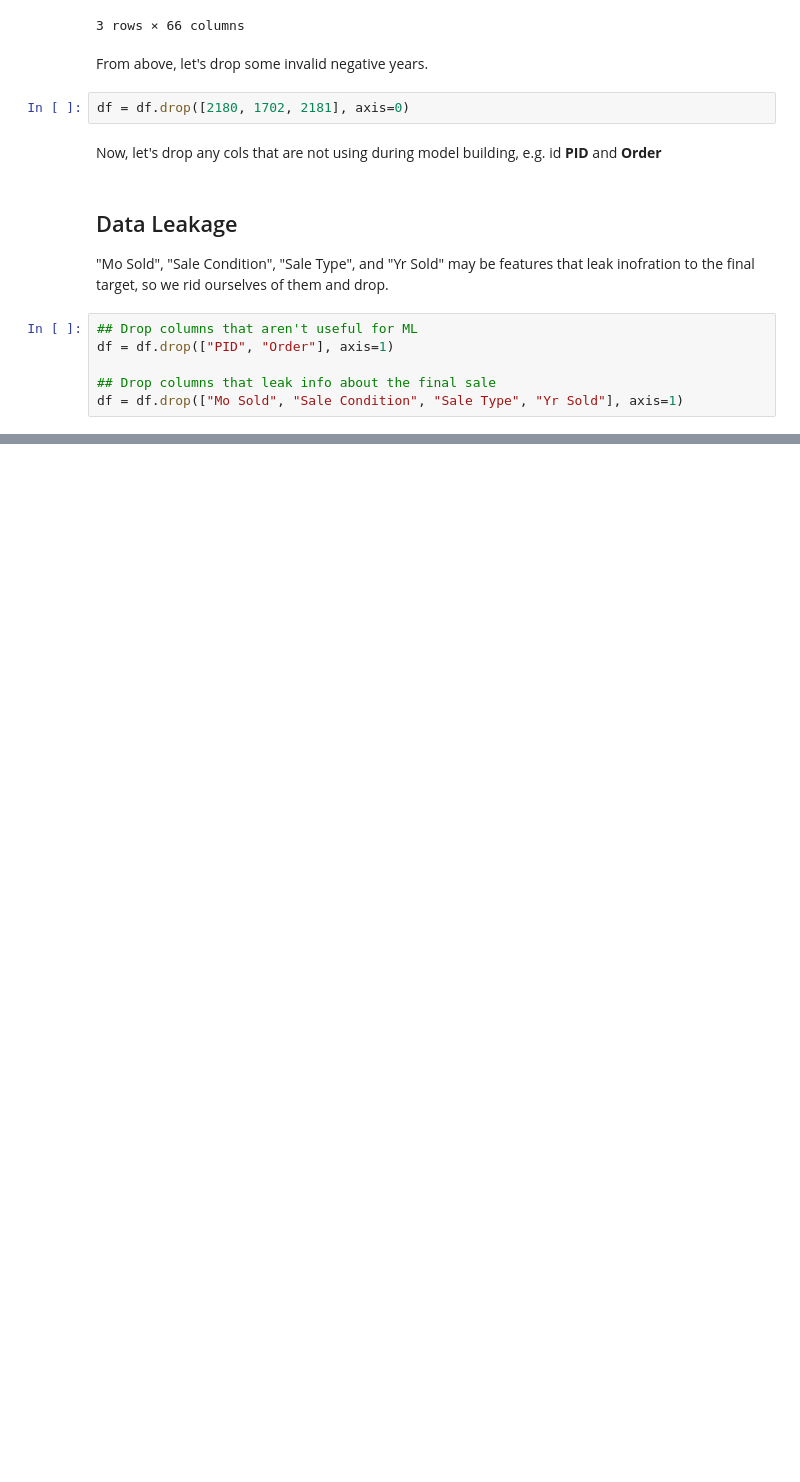
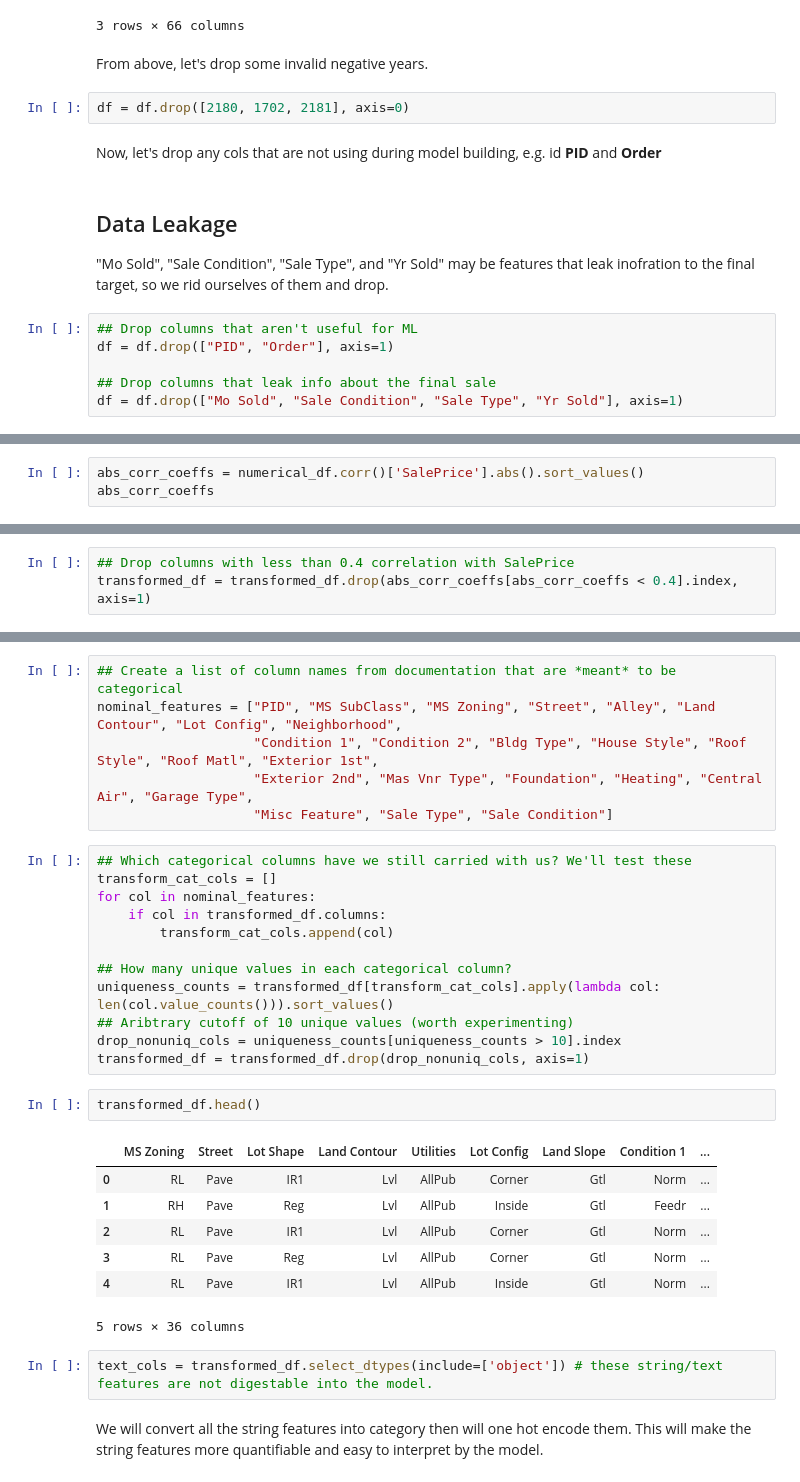
Before and after one commit to khoin-byte/dataquest-guided-projects, a Jupyter notebook: Predicting_house_Sale_Prices/Basics.ipynb, the cells around one changed output, grey strips where cells are left out. Cells and saved outputs as stored; diff of their text form; blank space fills up the shorter version.

Commit message:
completed house prediction guided proj

```diff
--- a/Predicting_house_Sale_Prices/Basics.ipynb
+++ b/Predicting_house_Sale_Prices/Basics.ipynb
@@ -259,0 +344,3 @@ df = df.drop(["Mo Sold", "Sale Condition", "Sale Type", "Yr Sold"], axis=1)
+# %%
+abs_corr_coeffs = numerical_df.corr()['SalePrice'].abs().sort_values()
+abs_corr_coeffs
@@ -259,0 +384,3 @@ df = df.drop(["Mo Sold", "Sale Condition", "Sale Type", "Yr Sold"], axis=1)
+# %%
+## Drop columns with less than 0.4 correlation with SalePrice
+transformed_df = transformed_df.drop(abs_corr_coeffs[abs_corr_coeffs < 0.4].index, axis=1)
@@ -259,0 +391,32 @@ df = df.drop(["Mo Sold", "Sale Condition", "Sale Type", "Yr Sold"], axis=1)
+# %%
+## Create a list of column names from documentation that are *meant* to be categorical
+nominal_features = ["PID", "MS SubClass", "MS Zoning", "Street", "Alley", "Land Contour", "Lot Config", "Neighborhood",
+                    "Condition 1", "Condition 2", "Bldg Type", "House Style", "Roof Style", "Roof Matl", "Exterior 1st",
+                    "Exterior 2nd", "Mas Vnr Type", "Foundation", "Heating", "Central Air", "Garage Type",
+                    "Misc Feature", "Sale Type", "Sale Condition"]
+# %%
+## Which categorical columns have we still carried with us? We'll test these
+transform_cat_cols = []
+for col in nominal_features:
+    if col in transformed_df.columns:
+        transform_cat_cols.append(col)
+
+## How many unique values in each categorical column?
+uniqueness_counts = transformed_df[transform_cat_cols].apply(lambda col: len(col.value_counts())).sort_values()
+## Aribtrary cutoff of 10 unique values (worth experimenting)
+drop_nonuniq_cols = uniqueness_counts[uniqueness_counts > 10].index
+transformed_df = transformed_df.drop(drop_nonuniq_cols, axis=1)
+# %%
+transformed_df.head()
+# %% [output]
+|  | MS Zoning | Street | Lot Shape | Land Contour | Utilities | Lot Config | Land Slope | Condition 1 | ... |
+| 0 | RL | Pave | IR1 | Lvl | AllPub | Corner | Gtl | Norm | ... |
+| 1 | RH | Pave | Reg | Lvl | AllPub | Inside | Gtl | Feedr | ... |
+| 2 | RL | Pave | IR1 | Lvl | AllPub | Corner | Gtl | Norm | ... |
+| 3 | RL | Pave | Reg | Lvl | AllPub | Corner | Gtl | Norm | ... |
+| 4 | RL | Pave | IR1 | Lvl | AllPub | Inside | Gtl | Norm | ... |
+5 rows × 36 columns
+# %%
+text_cols = transformed_df.select_dtypes(include=['object']) # these string/text features are not digestable into the model.
+# %% [markdown]
+We will convert all the string features into category then will one hot encode them. This will make the string features more quantifiable and easy to interpret by the model.
```
Also changed, not shown: parts of 26 cells of this notebook.
